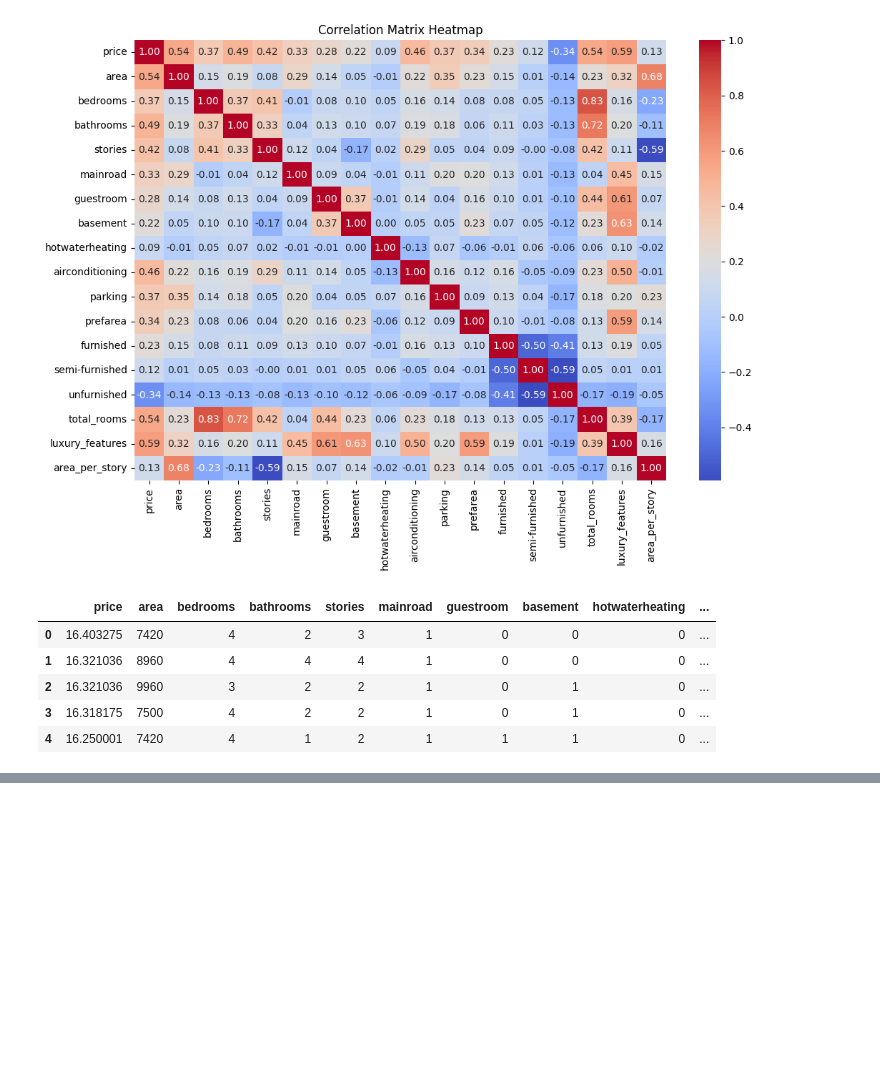
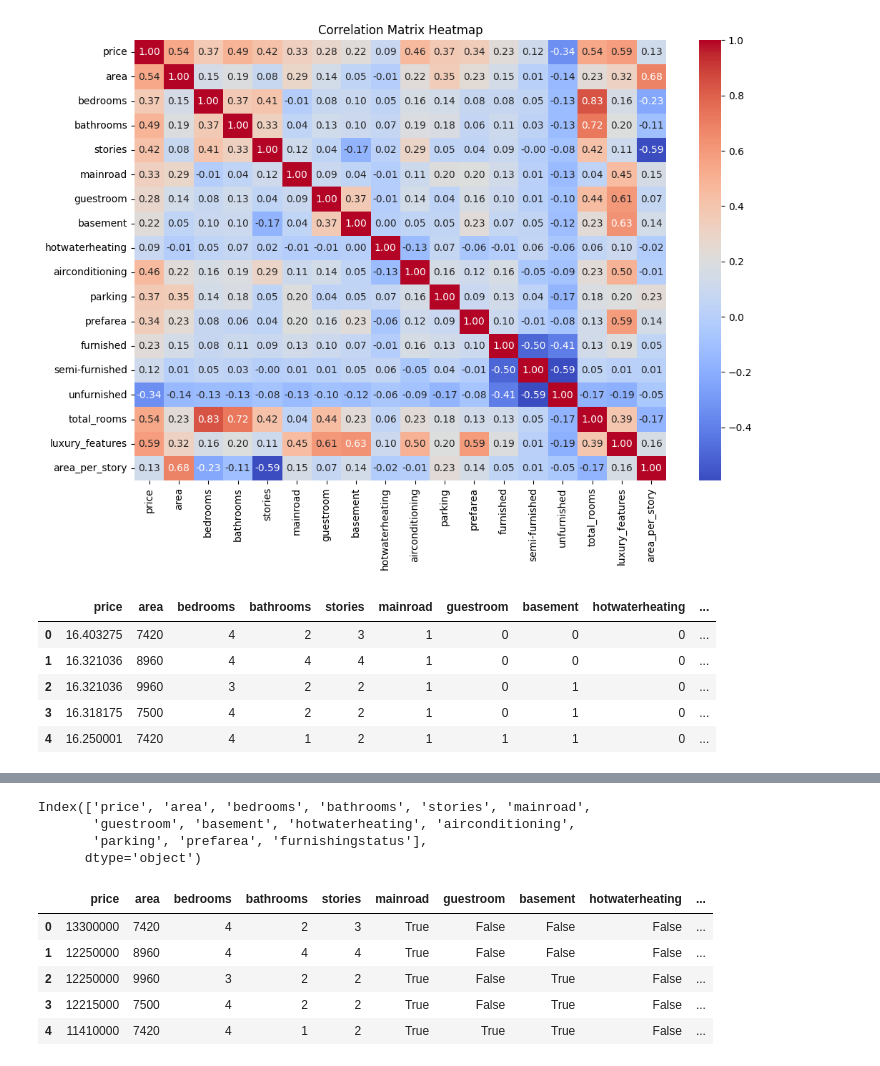
Before and after one commit to farahelmashad/housing-prices-prediction, a Jupyter notebook: housingPred.ipynb, the cells around one changed output, grey strips where cells are left out. Saved outputs shown, nothing was run; the diff lists cells and outputs as text; code cells hidden in the pictures; blank space fills up the shorter version.

```diff
--- a/housingPred.ipynb
+++ b/housingPred.ipynb
@@ -256,0 +266,2 @@ df.head()
+# %%
+dff=pd.read_csv('assets/Housing.csv')
@@ -256,0 +294,29 @@ df.head()
+# %%
+dff.columns
+# %% [output]
+Index(['price', 'area', 'bedrooms', 'bathrooms', 'stories', 'mainroad',
+       'guestroom', 'basement', 'hotwaterheating', 'airconditioning',
+       'parking', 'prefarea', 'furnishingstatus'],
+      dtype='object')
+# %%
+boolean_cols=['mainroad',
+       'guestroom', 'basement', 'hotwaterheating', 'airconditioning',
+        'prefarea']
+dff[boolean_cols]=dff[boolean_cols].applymap(lambda x: True if x=='yes' else False)
+# %%
+dff['total_rooms'] = dff['bedrooms'] + dff['bathrooms'] + dff['guestroom']
+# %%
+binary_cols = ['guestroom', 'basement', 'mainroad',
+               'hotwaterheating', 'airconditioning', 'prefarea']
+df[binary_cols] = df[binary_cols].astype(int)
+
+dff['luxury_features'] = dff[binary_cols].sum(axis=1)
+# %%
+dff.head()
+# %% [output]
+|  | price | area | bedrooms | bathrooms | stories | mainroad | guestroom | basement | hotwaterheating | ... |
+| 0 | 13300000 | 7420 | 4 | 2 | 3 | True | False | False | False | ... |
+| 1 | 12250000 | 8960 | 4 | 4 | 4 | True | False | False | False | ... |
+| 2 | 12250000 | 9960 | 3 | 2 | 2 | True | False | True | False | ... |
+| 3 | 12215000 | 7500 | 4 | 2 | 2 | True | False | True | False | ... |
+| 4 | 11410000 | 7420 | 4 | 1 | 2 | True | True | True | False | ... |
```
Also changed, not shown: parts of 5 cells of this notebook, 1 other file.
